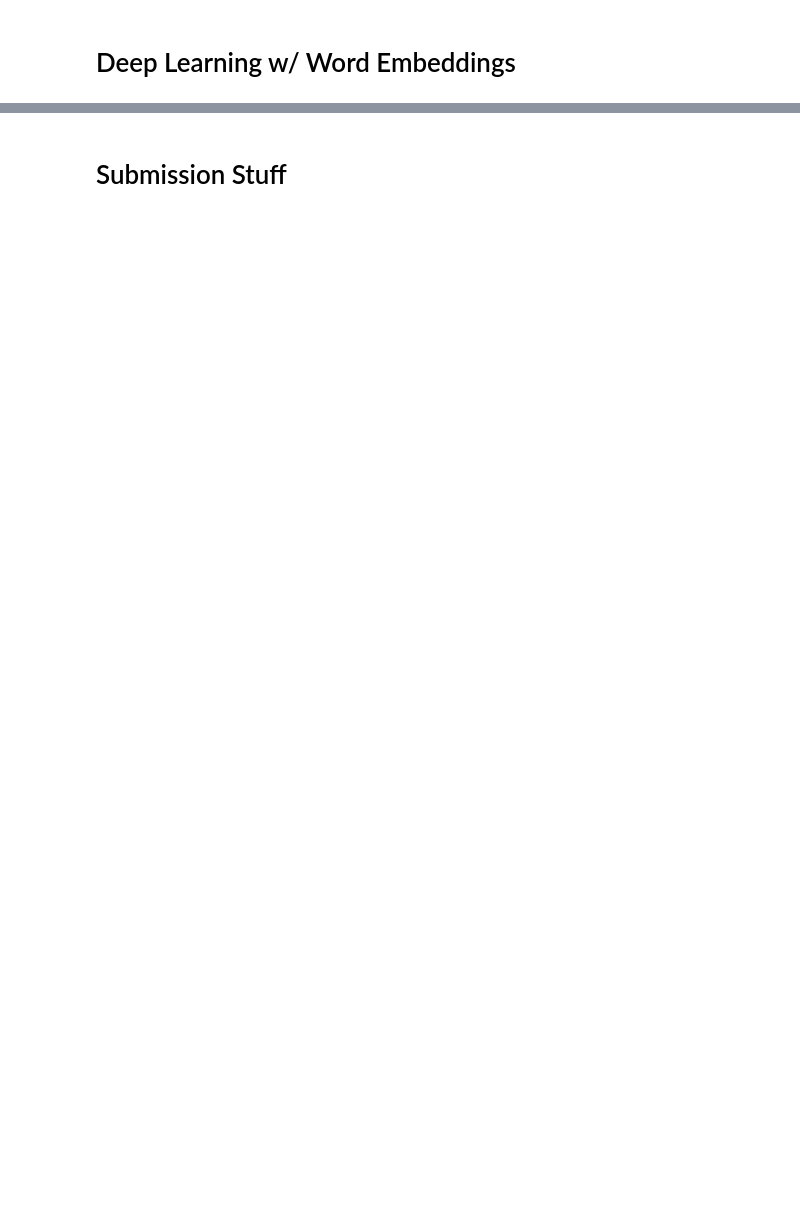
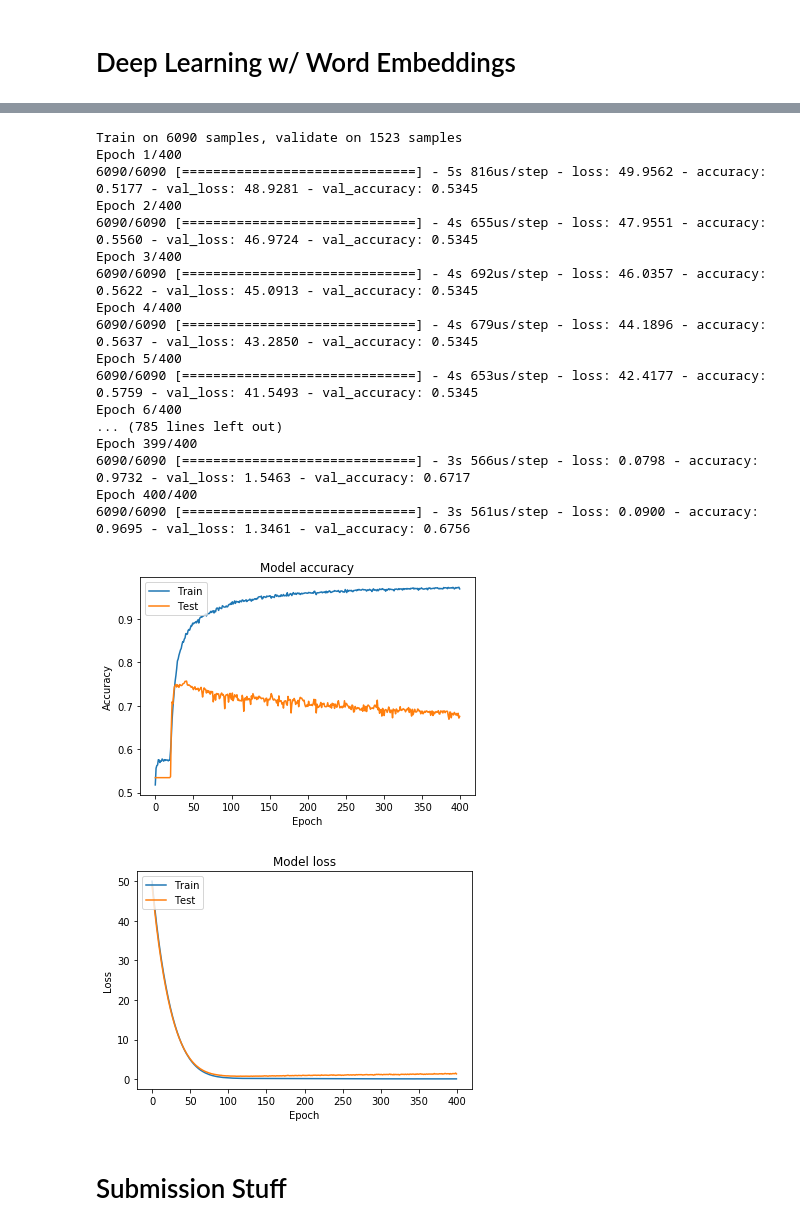
Before and after one commit to reubenkavalov/KaggleTweetsChallenge, a Jupyter notebook: Kaggle NLP Tweet Challenge.ipynb, the cells around one changed output, grey strips where cells are left out. Saved outputs shown, nothing was run; the diff lists cells and outputs as text; code cells hidden in the pictures; blank space fills up the shorter version.

```diff
--- a/Kaggle NLP Tweet Challenge.ipynb
+++ b/Kaggle NLP Tweet Challenge.ipynb
@@ -323,27 +424,32 @@ from keras.preprocessing import text, sequence
 # %%
-tokenizer = text.Tokenizer(num_words=250)
+tokenizer = text.Tokenizer(num_words=5000)
 tokenizer.fit_on_texts(list(df.text))
 list_tokenized_tweets = tokenizer.texts_to_sequences(df.text)
-X_t = sequence.pad_sequences(list_tokenized_tweets, maxlen=100)
+X_t = sequence.pad_sequences(list_tokenized_tweets, maxlen=20)
 # %%
 y = pd.get_dummies(target).values
 # %%
-embedding_size = 128
-input_ = Input(shape=(100,))
-x = Embedding(250, embedding_size)(input_)
+embedding_size = 32
+input_ = Input(shape=(20,))
+x = Embedding(5000, embedding_size)(input_)
+x = LSTM(100, return_sequences=True)(x)
 x = Dropout(0.5)(x)
-x = LSTM(25, return_sequences=True)(x)
+x = Dense(50, kernel_regularizer=regularizers.l2(0.5))(x)
+x = Dropout(0.5)(x)
+x = Dense(25)(x)
+x = Dropout(0.5)(x)
+x = Dense(25)(x)
 x = Dropout(0.5)(x)
 x = GlobalMaxPool1D()(x)
 x = Dropout(0.5)(x)
-x = Dense(50, activation='relu')(x)
+x = Dense(50, kernel_regularizer=regularizers.l2(0.5))(x)
 x = Dropout(0.5)(x)
 # There are 2 different possible classes, so we use 2 neurons in our output layer
-x = Dense(2, activation='sigmoid')(x)
+x = Dense(1, activation='sigmoid')(x)
 
 model = Model(inputs=input_, outputs=x)
 # %%
-model.compile(loss='binary_crossentropy', optimizer='adam', metrics=['accuracy'])
+model.compile(loss='binary_crossentropy', optimizer=Adam(learning_rate=0.00005), metrics=['accuracy'])
 # %%
 model.summary()
 # %% [output]
@@ -365,4 +471,2 @@ Trainable params: 48,802
 Non-trainable params: 0
 _________________________________________________________________
-# %%
-model.fit(X_t, y, epochs=100, batch_size=50, validation_split=0.2)
@@ -388,3 +473,43 @@ KeyboardInterrupt:
+# %%
+history = model.fit(X_t, target, epochs=400, batch_size=100, validation_split=0.2)
+
+# Plot training & validation accuracy values
+plt.plot(history.history['accuracy'])
+plt.plot(history.history['val_accuracy'])
+plt.title('Model accuracy')
+plt.ylabel('Accuracy')
+plt.xlabel('Epoch')
+plt.legend(['Train', 'Test'], loc='upper left')
+plt.show()
+
+# Plot training & validation loss values
+plt.plot(history.history['loss'])
+plt.plot(history.history['val_loss'])
+plt.title('Model loss')
+plt.ylabel('Loss')
+plt.xlabel('Epoch')
+plt.legend(['Train', 'Test'], loc='upper left')
+plt.show()
+# %% [output]
+Train on 6090 samples, validate on 1523 samples
+Epoch 1/400
+6090/6090 [==============================] - 5s 816us/step - loss: 49.9562 - accuracy: 0.5177 - val_loss: 48.9281 - val_accuracy: 0.5345
+Epoch 2/400
+6090/6090 [==============================] - 4s 655us/step - loss: 47.9551 - accuracy: 0.5560 - val_loss: 46.9724 - val_accuracy: 0.5345
+Epoch 3/400
+6090/6090 [==============================] - 4s 692us/step - loss: 46.0357 - accuracy: 0.5622 - val_loss: 45.0913 - val_accuracy: 0.5345
+Epoch 4/400
+6090/6090 [==============================] - 4s 679us/step - loss: 44.1896 - accuracy: 0.5637 - val_loss: 43.2850 - val_accuracy: 0.5345
+Epoch 5/400
+6090/6090 [==============================] - 4s 653us/step - loss: 42.4177 - accuracy: 0.5759 - val_loss: 41.5493 - val_accuracy: 0.5345
+Epoch 6/400
+... (785 lines left out)
+Epoch 399/400
+6090/6090 [==============================] - 3s 566us/step - loss: 0.0798 - accuracy: 0.9732 - val_loss: 1.5463 - val_accuracy: 0.6717
+Epoch 400/400
+6090/6090 [==============================] - 3s 561us/step - loss: 0.0900 - accuracy: 0.9695 - val_loss: 1.3461 - val_accuracy: 0.6756
+[figure, added]
+[figure, added]
 # %% [markdown]
  # Submission Stuff
 # %% [markdown]
```
Also changed, not shown: parts of 42 cells of this notebook.
